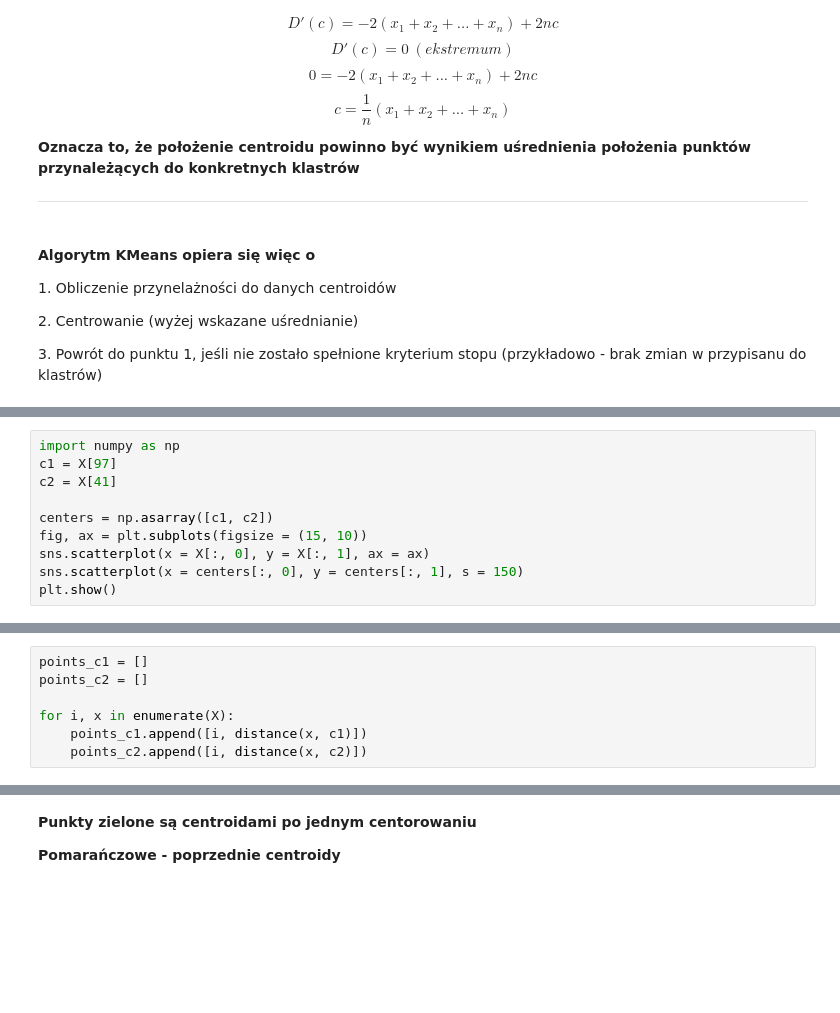
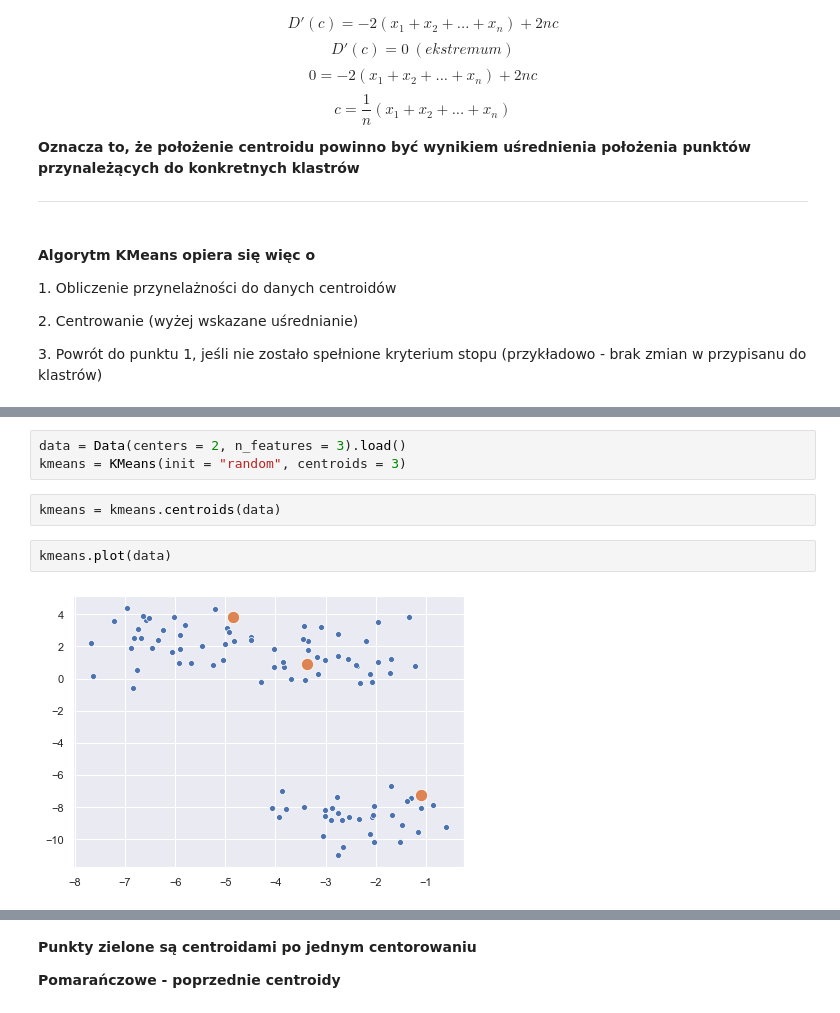
Before and after one commit to KordianDziula/algorithms, a Jupyter notebook: KMeans.ipynb, the cells around one changed output, grey strips where cells are left out. Cells and saved outputs as stored; diff of their text form; blank space fills up the shorter version.

Commit message:
kmeans

```diff
--- a/KMeans.ipynb
+++ b/KMeans.ipynb
@@ -42,10 +55,0 @@ plt.show()
-# %%
-import numpy as np
-c1 = X[97]
-c2 = X[41]
-
-centers = np.asarray([c1, c2])
-fig, ax = plt.subplots(figsize = (15, 10))
-sns.scatterplot(x = X[:, 0], y = X[:, 1], ax = ax)
-sns.scatterplot(x = centers[:, 0], y = centers[:, 1], s = 150)
-plt.show()
@@ -58,7 +55,0 @@ def distance(x1, x2):
-# %%
-points_c1 = []
-points_c2 = []
-
-for i, x in enumerate(X):
-    points_c1.append([i, distance(x, c1)])
-    points_c2.append([i, distance(x, c2)])
@@ -100,0 +164,9 @@ plt.show()
+# %%
+data = Data(centers = 2, n_features = 3).load()
+kmeans = KMeans(init = "random", centroids = 3)
+# %%
+kmeans = kmeans.centroids(data)
+# %%
+kmeans.plot(data)
+# %% [output]
+[figure, added]
```
Also changed, not shown: parts of 24 cells of this notebook, 1 other file.
